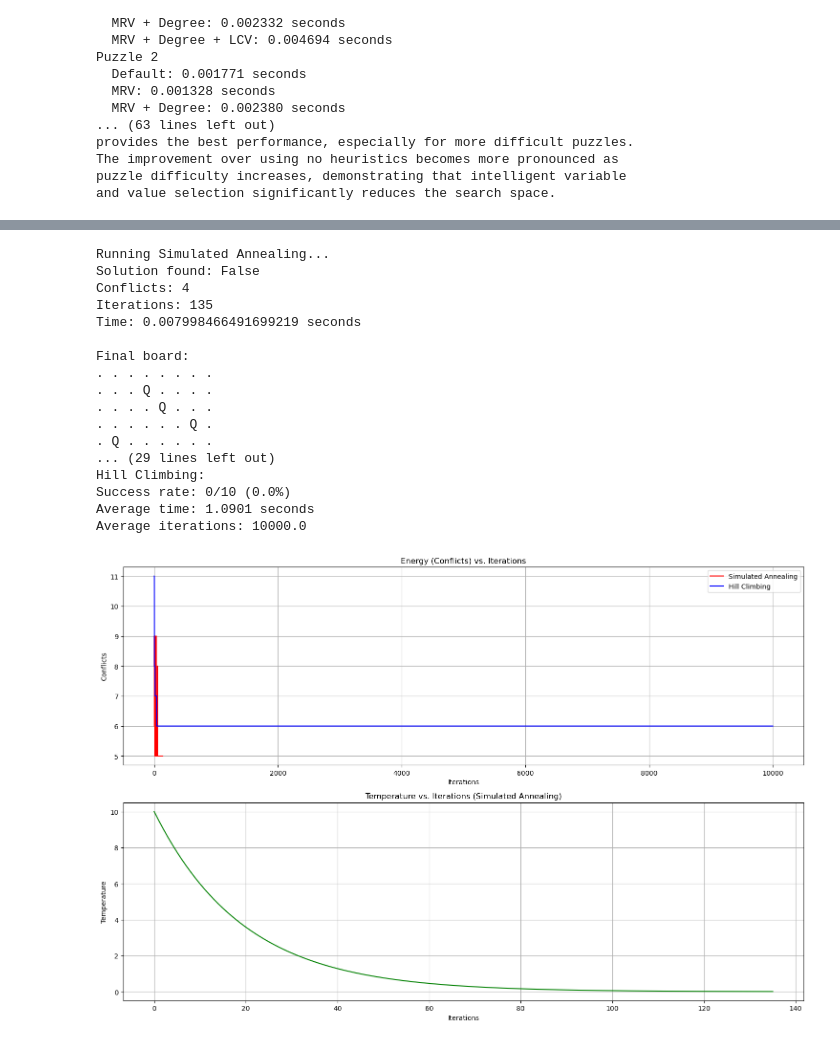
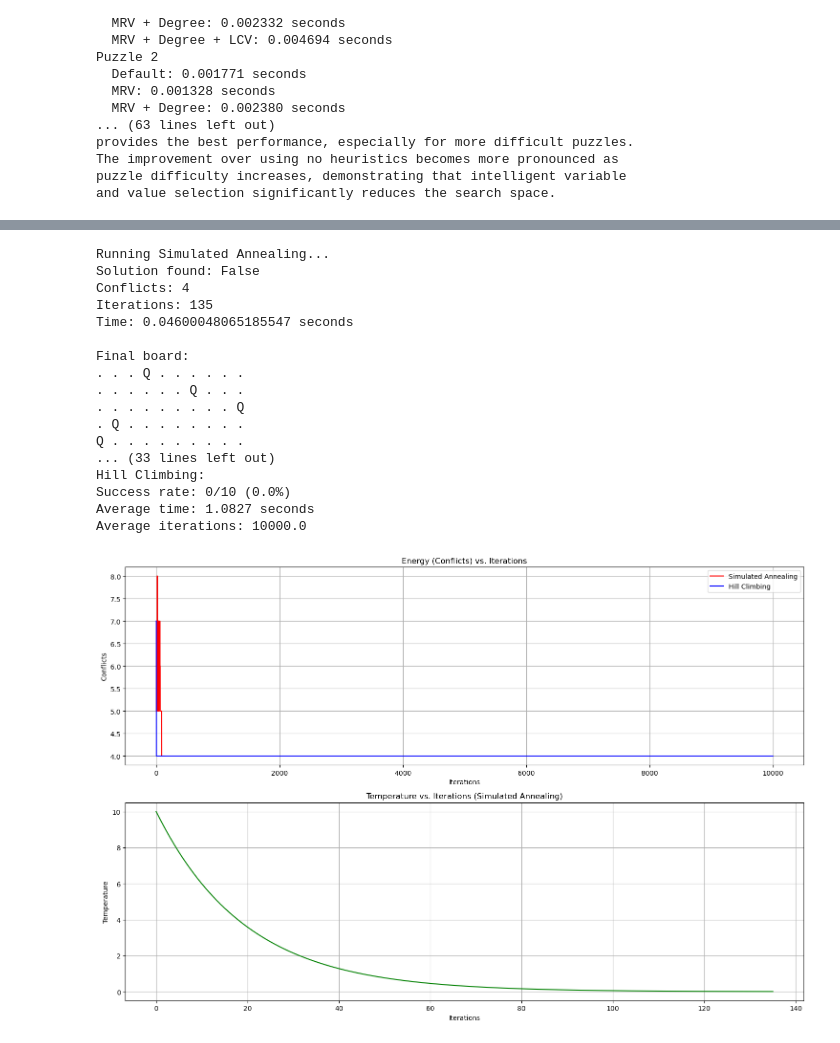
Before and after one commit to mahanteshimath/AI_ASSIGNMENT1, a Jupyter notebook: Python_Code/AI_ASSGNMENT2.ipynb, the cells around one changed output, grey strips where cells are left out. Cells and saved outputs as stored; diff of their text form; code cells hidden in the pictures.

```diff
--- a/Python_Code/AI_ASSGNMENT2.ipynb
+++ b/Python_Code/AI_ASSGNMENT2.ipynb
@@ -1429,7 +1469,8 @@ def run_experiments(n=8, num_trials=10):
 # Demonstration
 if __name__ == "__main__":
     # Define the problem size
-    n = 8
+    n = 10 # change this to test different sizes
+    print(f"Running N-Queens solver for N={n}...\n")
 
     # Run a single instance of each algorithm and show detailed results
     print("Running Simulated Annealing...")
@@ -1438,39 +1479,39 @@ if __name__ == "__main__":
     print("Solution found:", sa_result["solved"])
     print("Conflicts:", sa_result["conflicts"])
     print("Iterations:", sa_result["iterations"])
     print("Time:", sa_result["time"], "seconds")
     print("\nFinal board:")
     sa_solver.print_board()
 
     print("\nRunning Hill Climbing...")
     hc_solver = NQueensSolver(n)
     hc_result = hc_solver.hill_climbing()
     print("Solution found:", hc_result["solved"])
     print("Conflicts:", hc_result["conflicts"])
     print("Iterations:", hc_result["iterations"])
     print("Time:", hc_result["time"], "seconds")
     print("\nFinal board:")
     hc_solver.print_board()
 
     # Run experiments to compare the two algorithms
     print("\nRunning comparative experiments...")
     run_experiments(n=8, num_trials=10)
 # %% [output]
 Running Simulated Annealing...
 Solution found: False
 Conflicts: 4
 Iterations: 135
-Time: 0.007998466491699219 seconds
+Time: 0.04600048065185547 seconds
 
 Final board:
-. . . . . . . .
-. . . Q . . . .
-. . . . Q . . .
-. . . . . . Q .
-. Q . . . . . .
-... (29 lines left out)
+. . . Q . . . . . .
+. . . . . . Q . . .
+. . . . . . . . . Q
+. Q . . . . . . . .
+Q . . . . . . . . .
+... (33 lines left out)
 Hill Climbing:
 Success rate: 0/10 (0.0%)
-Average time: 1.0901 seconds
+Average time: 1.0827 seconds
 Average iterations: 10000.0
-[figure, old version]
+[figure, new version]
```
Also changed, not shown: parts of 3 cells of this notebook.
